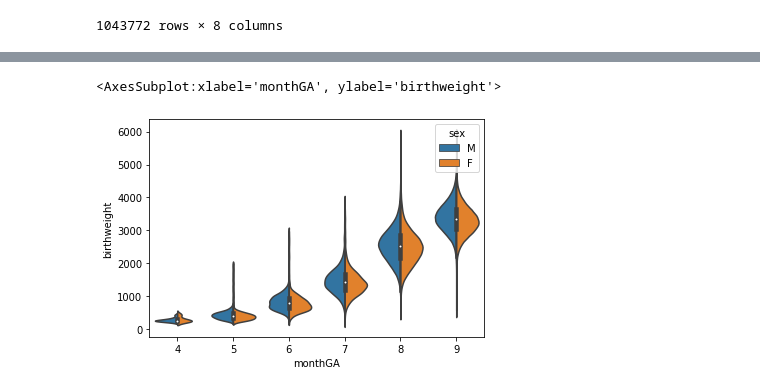
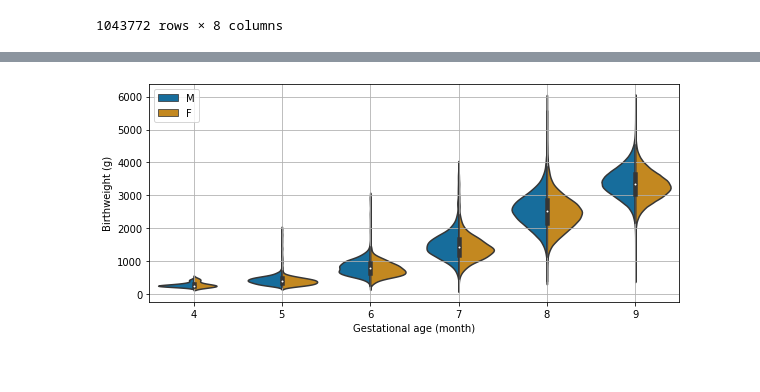
Before and after one commit to marcjmccoy/DATA624_HW4, a Jupyter notebook: hw4_week5 .ipynb, the cells around one changed output, grey strips where cells are left out. Saved outputs shown, nothing was run; the diff lists cells and outputs as text; code cells hidden in the pictures.

```diff
--- a/hw4_week5 .ipynb
+++ b/hw4_week5 .ipynb
@@ -130,12 +116,21 @@ Check the Seaborn's violinplot documentation to generate distribution by sex in
 
 <img title="violin" src="violin.png" width="600">
 # %%
+weightData = pd.read_csv('weightData.csv')
+
+sns.reset_orig()
+
 weightData['monthGA'] = weightData['ga'].apply(lambda x:  gaWeeksToMonth(x))
 
-sns.violinplot(data=weightData, x="monthGA", y="birthweight", hue="sex", split=True)
+g = plt.subplots(figsize=(9.5,4))
+g = sns.violinplot(data=weightData, x="monthGA", y="birthweight", hue="sex", split=True, palette="colorblind")
+g.set_xlabel('Gestational age (month)')
+g.set_ylabel('Birthweight (g)')
+g.legend(loc='upper left')
+plt.grid()
+plt.show()
 # %% [output]
-<AxesSubplot:xlabel='monthGA', ylabel='birthweight'>
-[figure, old version]
+[figure, new version]
 # %% [markdown]
 # Bivariate histogram [22ts]
 
```
Also changed, not shown: parts of 10 cells of this notebook.
